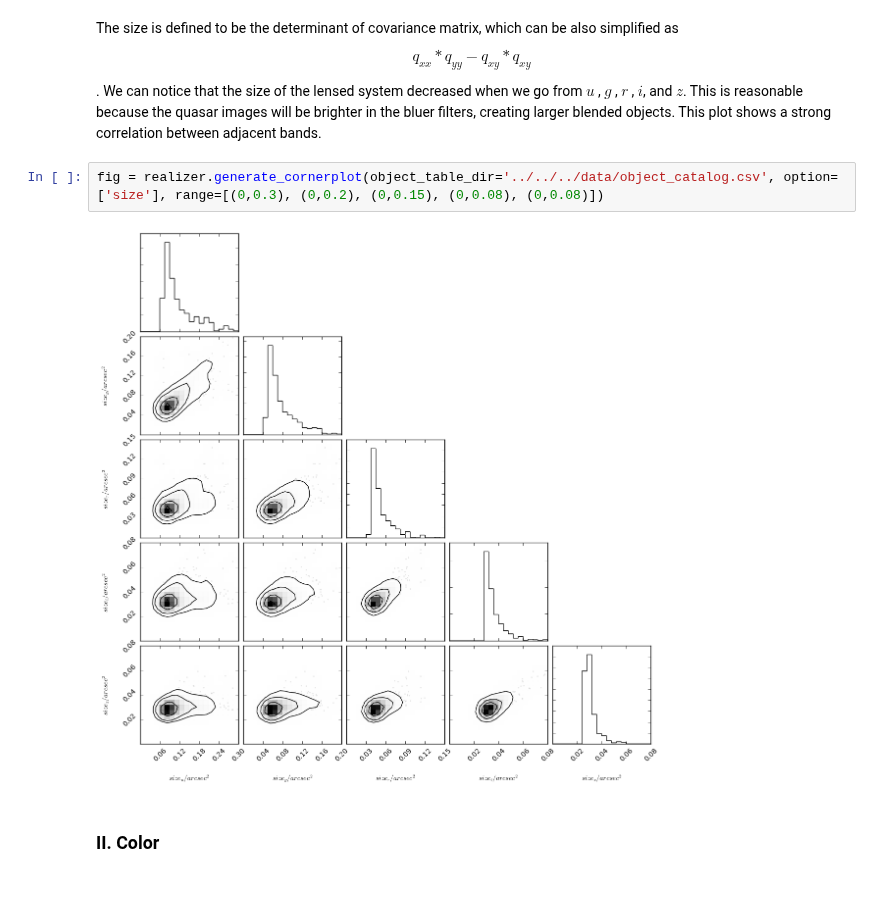
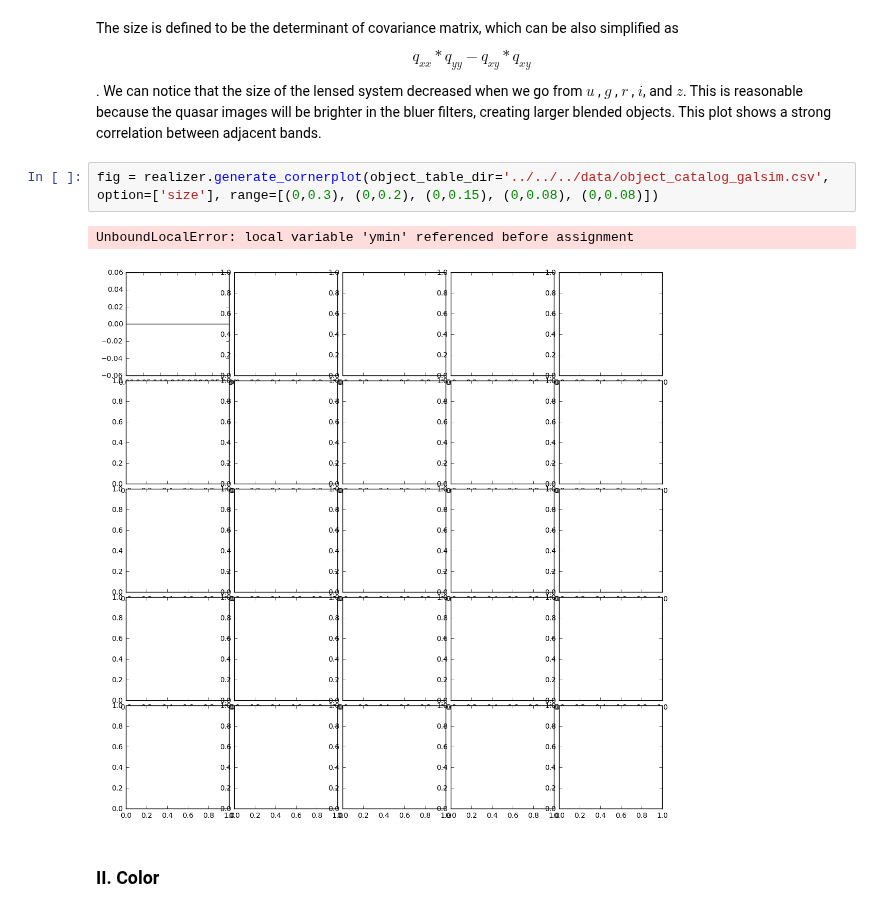
Before and after one commit to jiwoncpark/SLRealizer, a Jupyter notebook: python/desc/slrealizer/Cornerplot.ipynb, the cells around one changed output. Cells and saved outputs as stored; diff of their text form.

Commit message:
started to plot galsim moments. To be continued tomorrow

```diff
--- a/python/desc/slrealizer/Cornerplot.ipynb
+++ b/python/desc/slrealizer/Cornerplot.ipynb
@@ -62,9 +62,10 @@ or specify columns in the source table that you want to see in the cornerplot.
 The size is defined to be the determinant of covariance matrix, which can be also simplified as
 $$q_{xx} * q_{yy} - q_{xy} * q_{xy}$$. We can notice that the size of the lensed system decreased when we go from $u$ , $g$ , $r$ , $i$, and $z$. This is reasonable because the quasar images will be brighter in the bluer filters, creating larger blended objects. This plot shows a strong correlation between adjacent bands.
 # %%
-fig = realizer.generate_cornerplot(object_table_dir='../../../data/object_catalog.csv', option=['size'], range=[(0,0.3), (0,0.2), (0,0.15), (0,0.08), (0,0.08)])
+fig = realizer.generate_cornerplot(object_table_dir='../../../data/object_catalog_galsim.csv', option=['size'], range=[(0,0.3), (0,0.2), (0,0.15), (0,0.08), (0,0.08)])
 # %% [output]
+UnboundLocalError: local variable 'ymin' referenced before assignment
-[figure, old version]
+[figure, new version]
 # %% [markdown]
 ### II. Color
 # %% [markdown]
```
Also changed, not shown: parts of 7 cells of this notebook, 3 other files.
